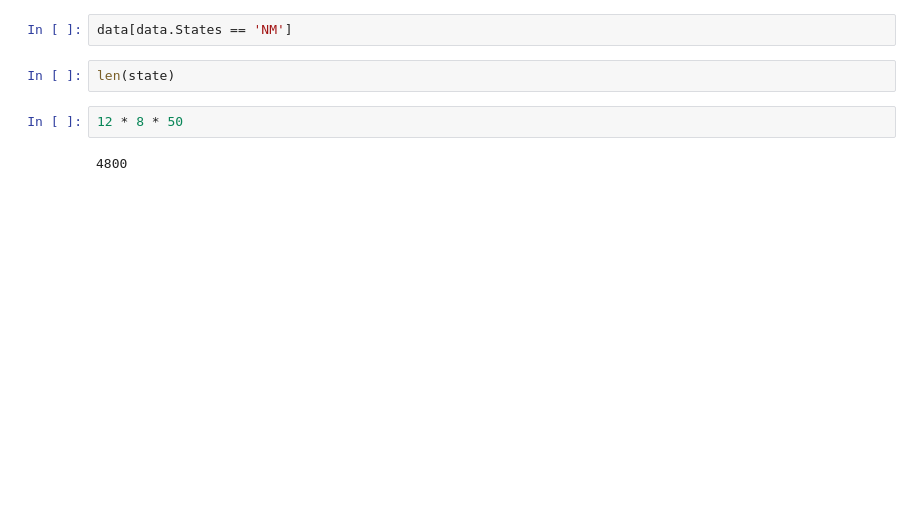
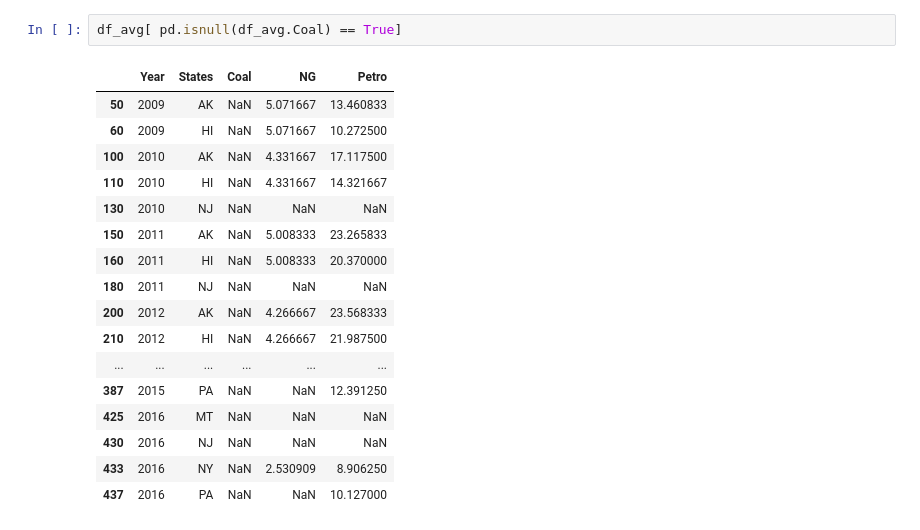
Before and after one commit to tydpan/EASE-Project, a Jupyter notebook: Arranged_Data/cost_avg.ipynb, the cells around one changed output. Drawn from its saved outputs; the diff is of its cells as text; blank space fills up the shorter version.

```diff
--- a/Arranged_Data/cost_avg.ipynb
+++ b/Arranged_Data/cost_avg.ipynb
@@ -68,8 +63,20 @@ df_avg
-# %%
-data[data.States == 'NM']
-# %%
-len(state)
-# %%
-12 * 8 * 50
-# %% [output]
-4800
+# %%
+df_avg[ pd.isnull(df_avg.Coal) == True]
+# %% [output]
+|  | Year | States | Coal | NG | Petro |
+| 50 | 2009 | AK | NaN | 5.071667 | 13.460833 |
+| 60 | 2009 | HI | NaN | 5.071667 | 10.272500 |
+| 100 | 2010 | AK | NaN | 4.331667 | 17.117500 |
+| 110 | 2010 | HI | NaN | 4.331667 | 14.321667 |
+| 130 | 2010 | NJ | NaN | NaN | NaN |
+| 150 | 2011 | AK | NaN | 5.008333 | 23.265833 |
+| 160 | 2011 | HI | NaN | 5.008333 | 20.370000 |
+| 180 | 2011 | NJ | NaN | NaN | NaN |
+| 200 | 2012 | AK | NaN | 4.266667 | 23.568333 |
+| 210 | 2012 | HI | NaN | 4.266667 | 21.987500 |
+| ... | ... | ... | ... | ... | ... |
+| 387 | 2015 | PA | NaN | NaN | 12.391250 |
+| 425 | 2016 | MT | NaN | NaN | NaN |
+| 430 | 2016 | NJ | NaN | NaN | NaN |
+| 433 | 2016 | NY | NaN | 2.530909 | 8.906250 |
+| 437 | 2016 | PA | NaN | NaN | 10.127000 |
```
Also changed, not shown: parts of 9 cells of this notebook.
